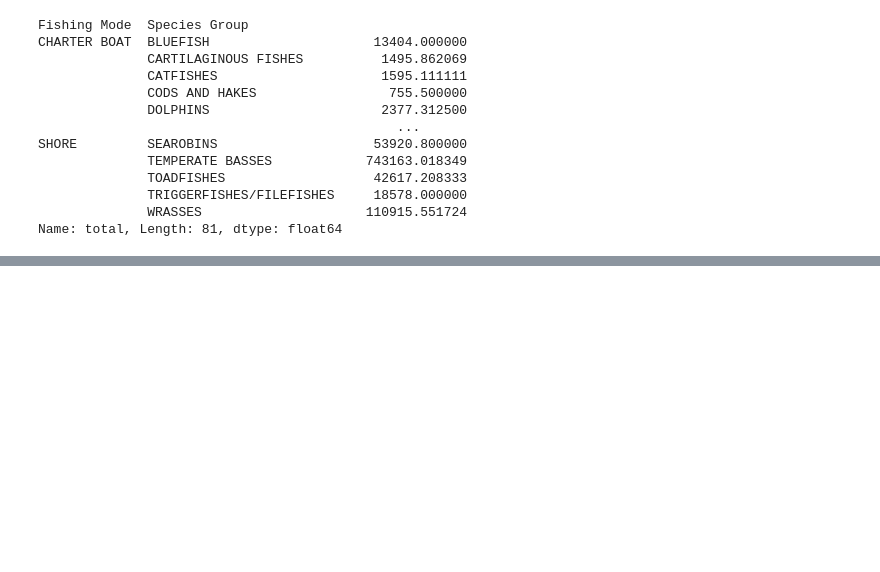
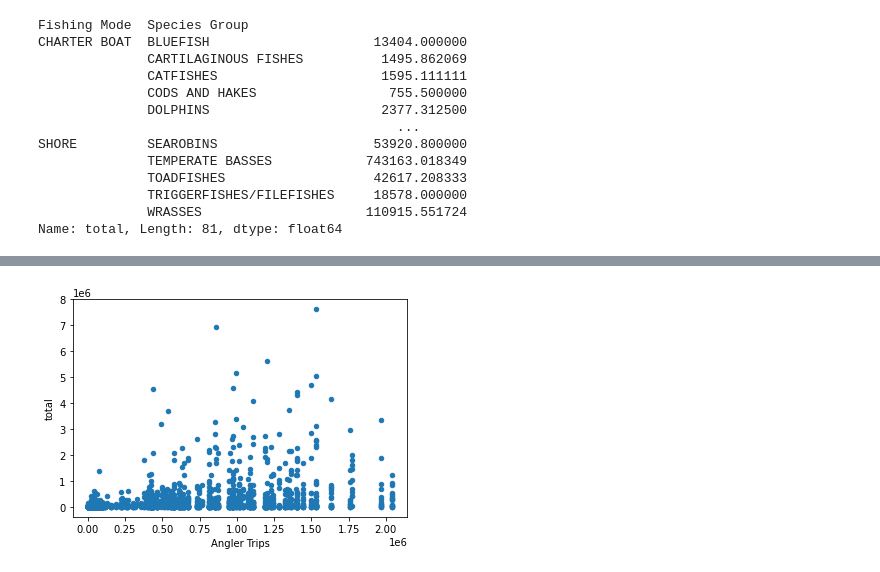
Before and after one commit to rjaynes/FishingModel, a Jupyter notebook: Fishing_Data_Wrangling.ipynb, the cells around one changed output, grey strips where cells are left out. Saved outputs shown, nothing was run; the diff lists cells and outputs as text; code cells hidden in the pictures; blank space fills up the shorter version.

```diff
--- a/Fishing_Data_Wrangling.ipynb
+++ b/Fishing_Data_Wrangling.ipynb
@@ -172,0 +225,4 @@ import matplotlib as plt
+# %%
+df.plot(x='Angler Trips', y='total', kind='scatter');
+# %% [output]
+[figure, added]
```
Also changed, not shown: parts of 14 cells of this notebook.
